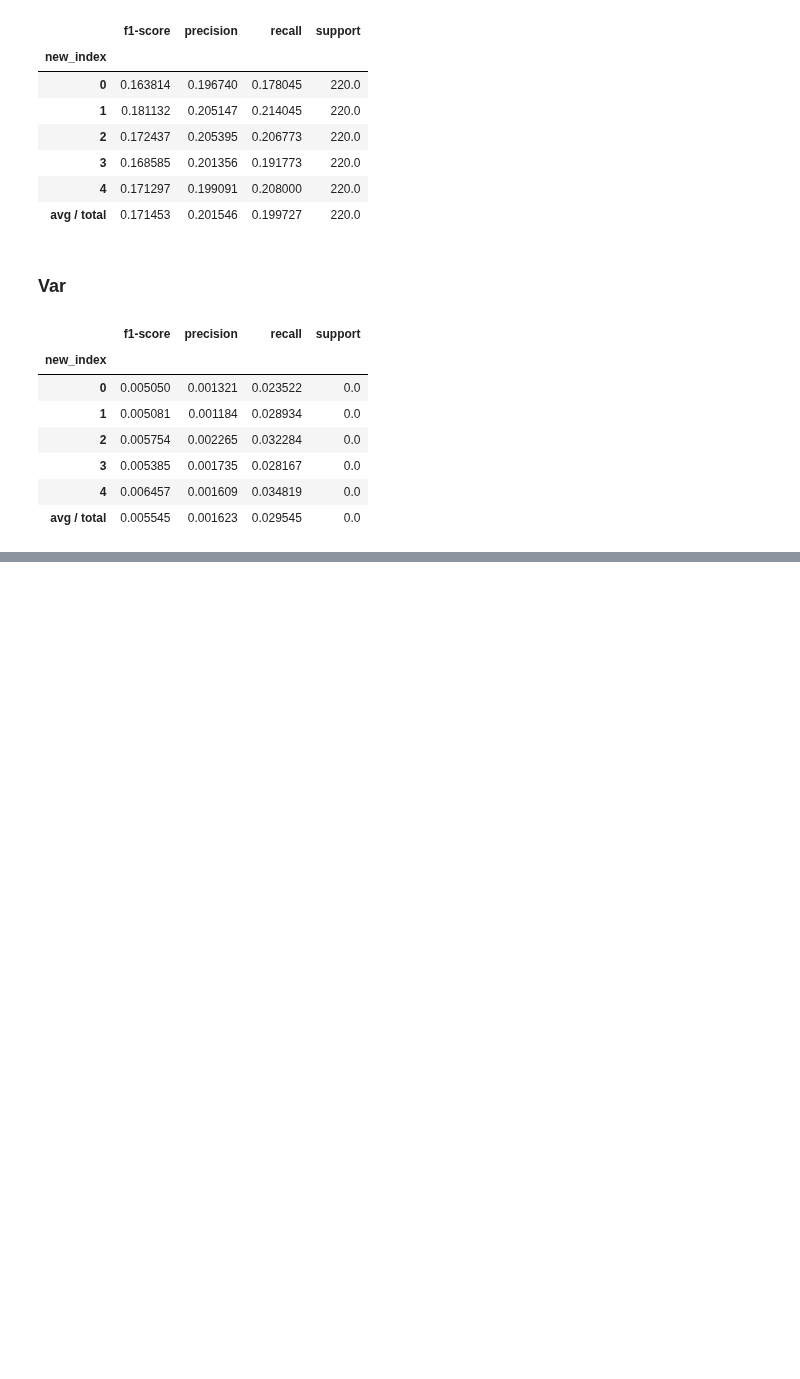
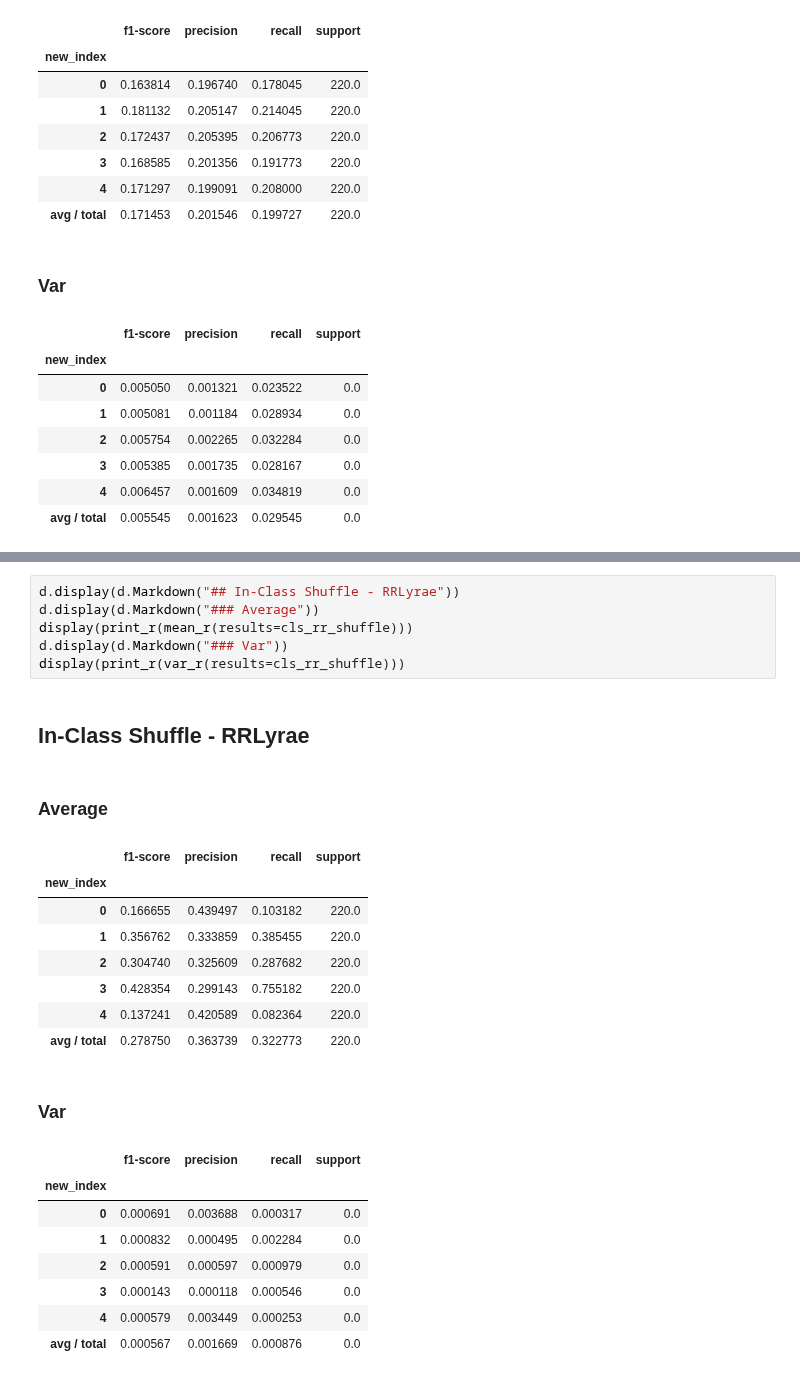
Before and after one commit to carpyncho/vvv_gen_catalog, a Jupyter notebook: detect_tile.ipynb, the cells around one changed output, grey strips where cells are left out. Saved outputs shown, nothing was run; the diff lists cells and outputs as text; blank space fills up the shorter version.

```diff
--- a/detect_tile.ipynb
+++ b/detect_tile.ipynb
@@ -474,0 +550,26 @@ display(print_r(var_r(results=unk_shuffle)))
+# %%
+d.display(d.Markdown("## In-Class Shuffle - RRLyrae"))
+d.display(d.Markdown("### Average"))
+display(print_r(mean_r(results=cls_rr_shuffle)))
+d.display(d.Markdown("### Var"))
+display(print_r(var_r(results=cls_rr_shuffle)))
+# %% [output]
+## In-Class Shuffle - RRLyrae
+### Average
+|  | f1-score | precision | recall | support |
+| new_index |  |  |  |  |
+| 0 | 0.166655 | 0.439497 | 0.103182 | 220.0 |
+| 1 | 0.356762 | 0.333859 | 0.385455 | 220.0 |
+| 2 | 0.304740 | 0.325609 | 0.287682 | 220.0 |
+| 3 | 0.428354 | 0.299143 | 0.755182 | 220.0 |
+| 4 | 0.137241 | 0.420589 | 0.082364 | 220.0 |
+| avg / total | 0.278750 | 0.363739 | 0.322773 | 220.0 |
+### Var
+|  | f1-score | precision | recall | support |
+| new_index |  |  |  |  |
+| 0 | 0.000691 | 0.003688 | 0.000317 | 0.0 |
+| 1 | 0.000832 | 0.000495 | 0.002284 | 0.0 |
+| 2 | 0.000591 | 0.000597 | 0.000979 | 0.0 |
+| 3 | 0.000143 | 0.000118 | 0.000546 | 0.0 |
+| 4 | 0.000579 | 0.003449 | 0.000253 | 0.0 |
+| avg / total | 0.000567 | 0.001669 | 0.000876 | 0.0 |
```
Also changed, not shown: parts of 26 cells of this notebook, 4 other files.
